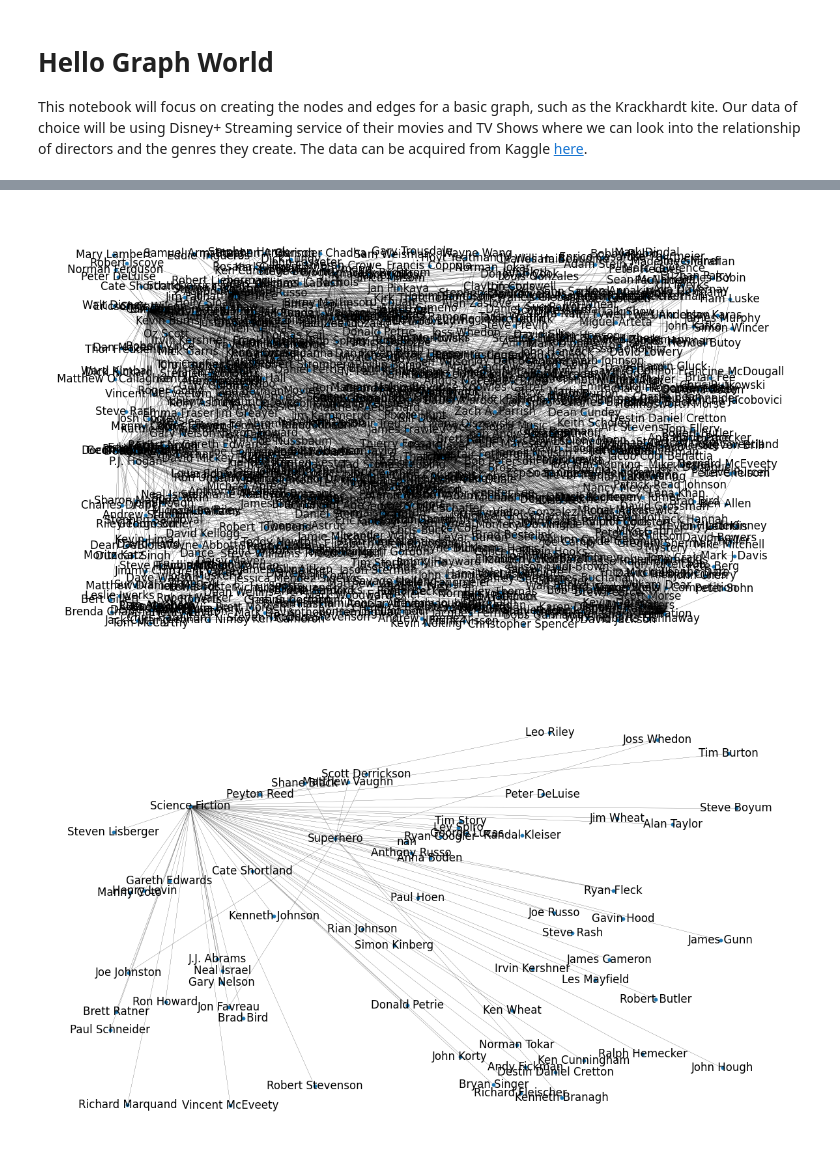
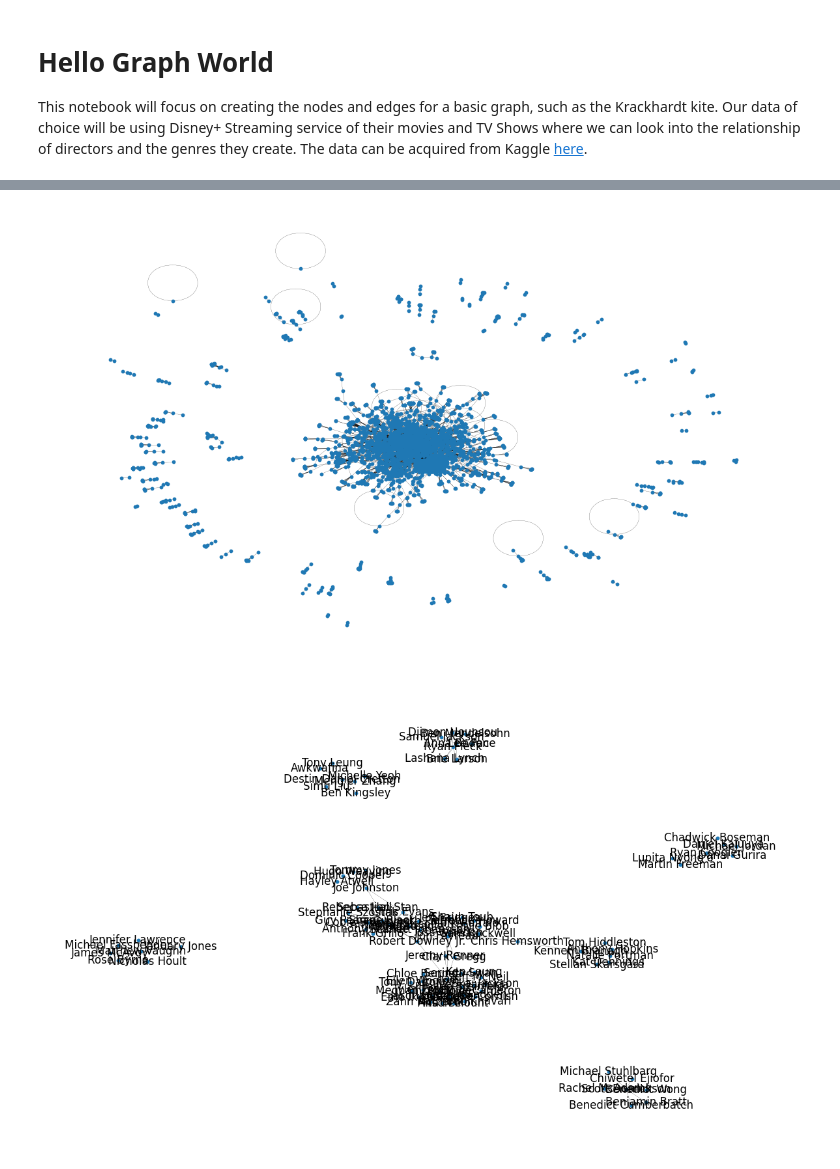
Before and after one commit to hellojohncruz/DATA-620, a Jupyter notebook: Hello Graph World.ipynb, the cells around one changed output, grey strips where cells are left out. Saved outputs shown, nothing was run; the diff lists cells and outputs as text; code cells hidden in the pictures.

```diff
--- a/Hello Graph World.ipynb
+++ b/Hello Graph World.ipynb
@@ -65,0 +23,5 @@ G = nx.from_pandas_edgelist(explode_df, "director", "genre")
+# %%
+director_genre_df = df[['director', 'cast', 'listed_in']]
+director_genre_df = director_genre_df.rename(columns = {'listed_in':'genre'})
+
+director_genre_df.head()
@@ -65,0 +35,5 @@ G = nx.from_pandas_edgelist(explode_df, "director", "genre")
+# %%
+director_genre_df['director'] = director_genre_df['director'].str.split(", ")
+director_genre_df['cast'] = director_genre_df['cast'].str.split(", ")
+director_genre_df['genre'] = director_genre_df['genre'].str.split(", ")
+director_genre_df
@@ -65,0 +54,5 @@ G = nx.from_pandas_edgelist(explode_df, "director", "genre")
+# %%
+explode_df = director_genre_df.explode(['director'])
+explode_df = explode_df.explode(['cast'])
+explode_df = explode_df.explode(['genre'])
+explode_df.head()
@@ -66,17 +66,19 @@ G = nx.from_pandas_edgelist(explode_df, "director", "genre")
+# %%
+G = nx.from_pandas_edgelist(explode_df, "director", "cast")
 # %%
 fig, ax = plt.subplots(figsize=(15, 9))
 ax.axis("off")
-plot_options = {"node_size": 10, "with_labels": True, "width": 0.15}
-nx.draw_networkx(G, pos=nx.random_layout(G), ax=ax, **plot_options)
+plot_options = {"node_size": 10, "with_labels": False, "width": 0.15}
+nx.draw_networkx(G, pos=nx.spring_layout(G, seed=123), ax=ax, **plot_options)
 # %% [output]
-[figure, old version]
+[figure, new version]
 # %%
-genre_df = explode_df[explode_df['genre'].isin(['Superhero', 'Science Fiction'])]
-G = nx.from_pandas_edgelist(genre_df, "director", "genre")
+genre_df = explode_df[explode_df['genre'].isin(['Superhero'])]
+G = nx.from_pandas_edgelist(genre_df, "director", "cast")
 
 fig, ax = plt.subplots(figsize=(15, 9))
 ax.axis("off")
 plot_options = {"node_size": 10, "with_labels": True, "width": 0.15}
-nx.draw_networkx(G, pos=nx.random_layout(G), ax=ax, **plot_options)
+nx.draw_networkx(G, pos=nx.spring_layout(G, seed=123), ax=ax, **plot_options)
 # %% [output]
-[figure, old version]
+[figure, new version]
```
Also changed, not shown: parts of 9 cells of this notebook.
